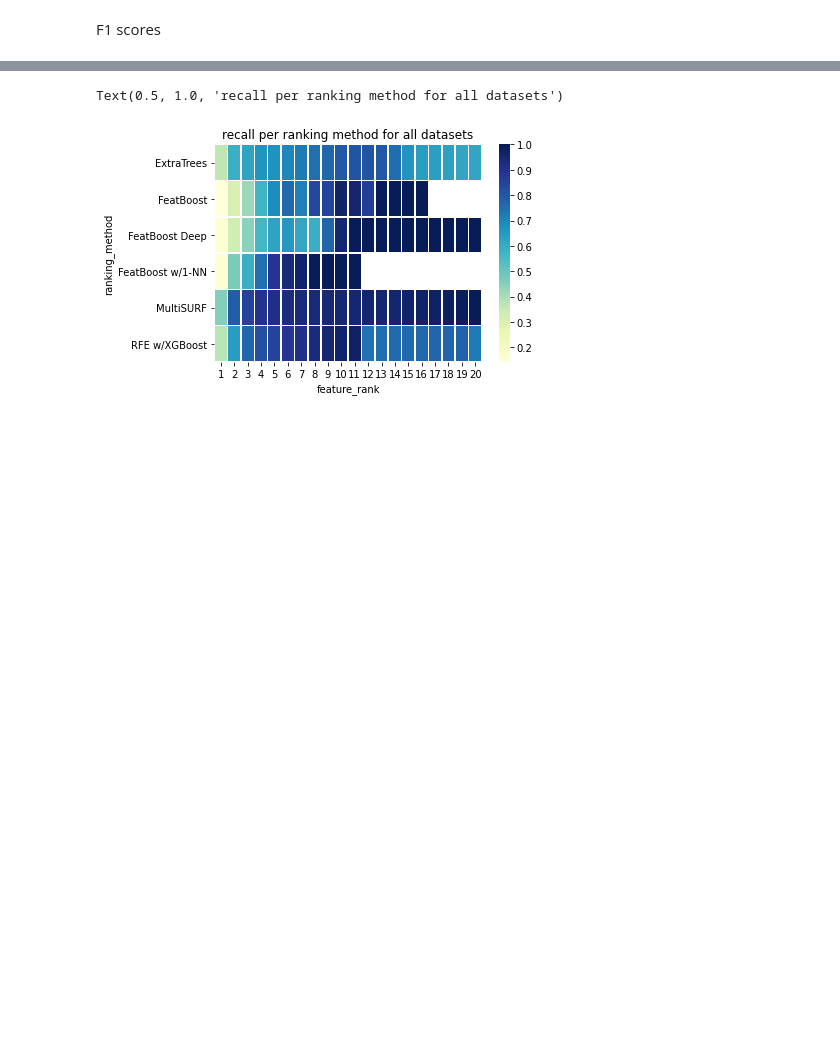
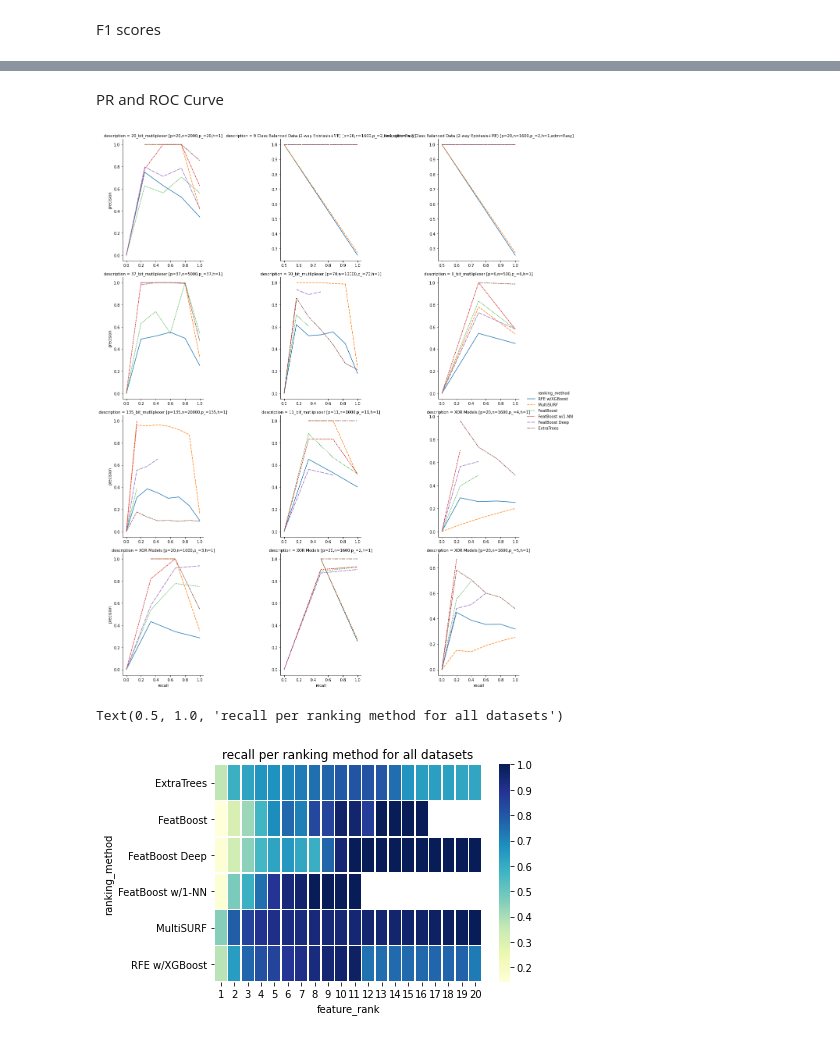
Before and after one commit to dunnkers/feature-selection, a Jupyter notebook: analysis/benchmark-20200524/stat-analysis.ipynb, the cells around one changed output, grey strips where cells are left out. Saved outputs shown, nothing was run; the diff lists cells and outputs as text; code cells hidden in the pictures; blank space fills up the shorter version.

```diff
--- a/analysis/benchmark-20200524/stat-analysis.ipynb
+++ b/analysis/benchmark-20200524/stat-analysis.ipynb
@@ -45,3 +51,16 @@ Text(0.5, 1.0, 'f1 scores per unique dataset')
+# %% [markdown]
+PR and ROC Curve
+# %%
+# pr curve
+g = sns.relplot(x='recall', y='precision', hue='ranking_method', style='ranking_method',
+                col='description', kind='line', err_style=None,
+                data=subset, col_wrap=3, facet_kws={'sharex': False, 'sharey': False})
+# roc curve
+g = sns.relplot(x='recall', y='recall', hue='ranking_method', style='ranking_method',
+                col='description', kind='line', err_style=None,
+                data=subset, col_wrap=3, facet_kws={'sharex': False, 'sharey': False})
+# %% [output]
+[figure, added]
 # %%
 subset2 = subset[subset['feature_rank'] <= 20]
 
```
Also changed, not shown: parts of 3 cells of this notebook, 4 other files.
